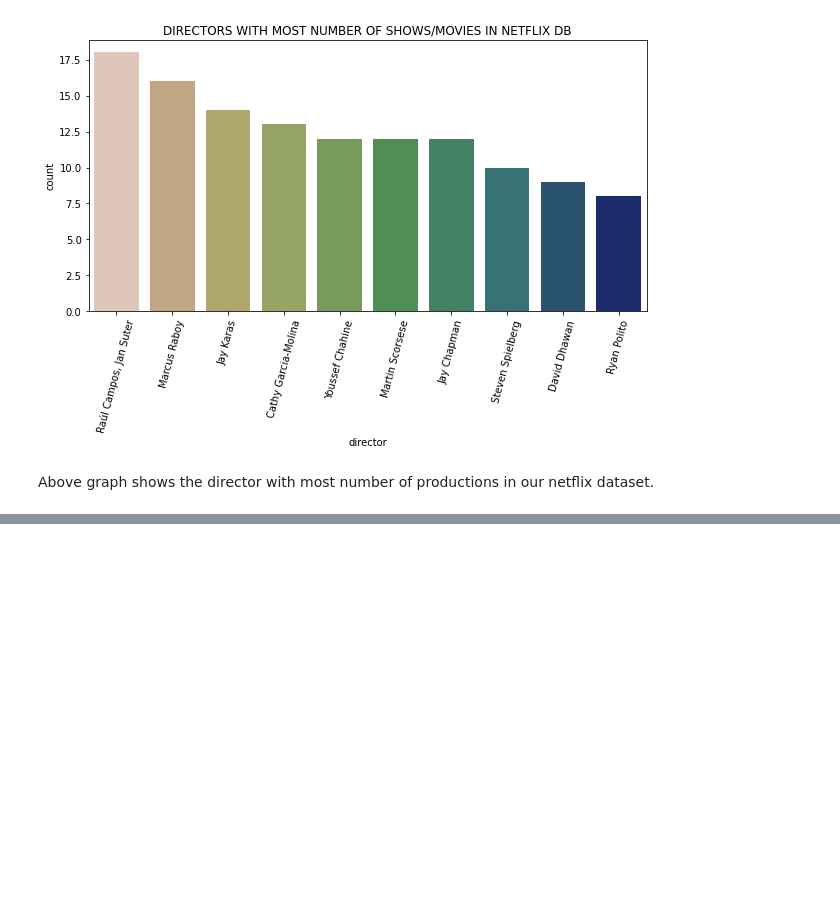
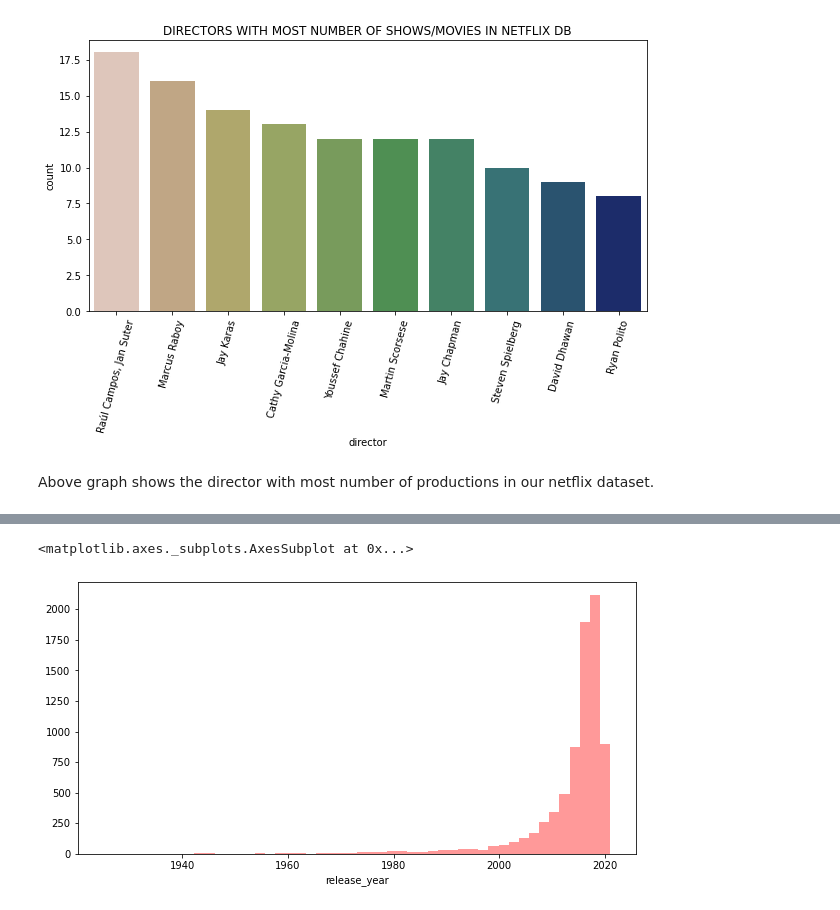
Before and after one commit to Kanika211/Netflix-movies-and-TV-shows-clustering, a Jupyter notebook: Netflix_movies_and_tv_shows_clustering.ipynb, the cells around one changed output, grey strips where cells are left out. Cells and saved outputs as stored; diff of their text form; code cells hidden in the pictures; blank space fills up the shorter version.

```diff
--- a/Netflix_movies_and_tv_shows_clustering.ipynb
+++ b/Netflix_movies_and_tv_shows_clustering.ipynb
@@ -270,0 +467,7 @@ Above graph shows the director with most number of productions in our netflix da
+# %%
+#overall year of release analysis
+plt.figure(figsize=(10,5))
+sns.distplot(netflix_df["release_year"],kde=False, color="red")
+# %% [output]
+<matplotlib.axes._subplots.AxesSubplot at 0x...>
+[figure, added]
```
Also changed, not shown: parts of 57 cells of this notebook.
